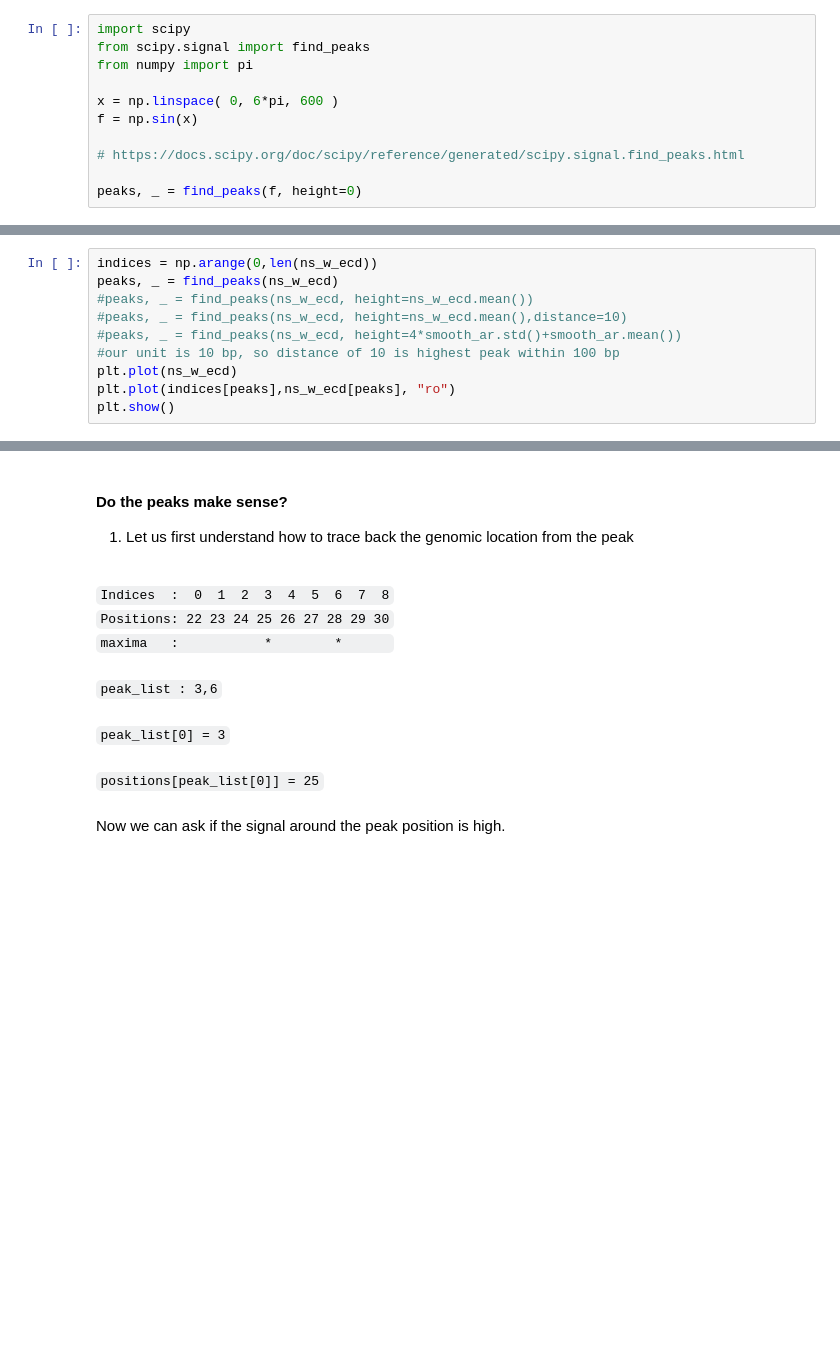
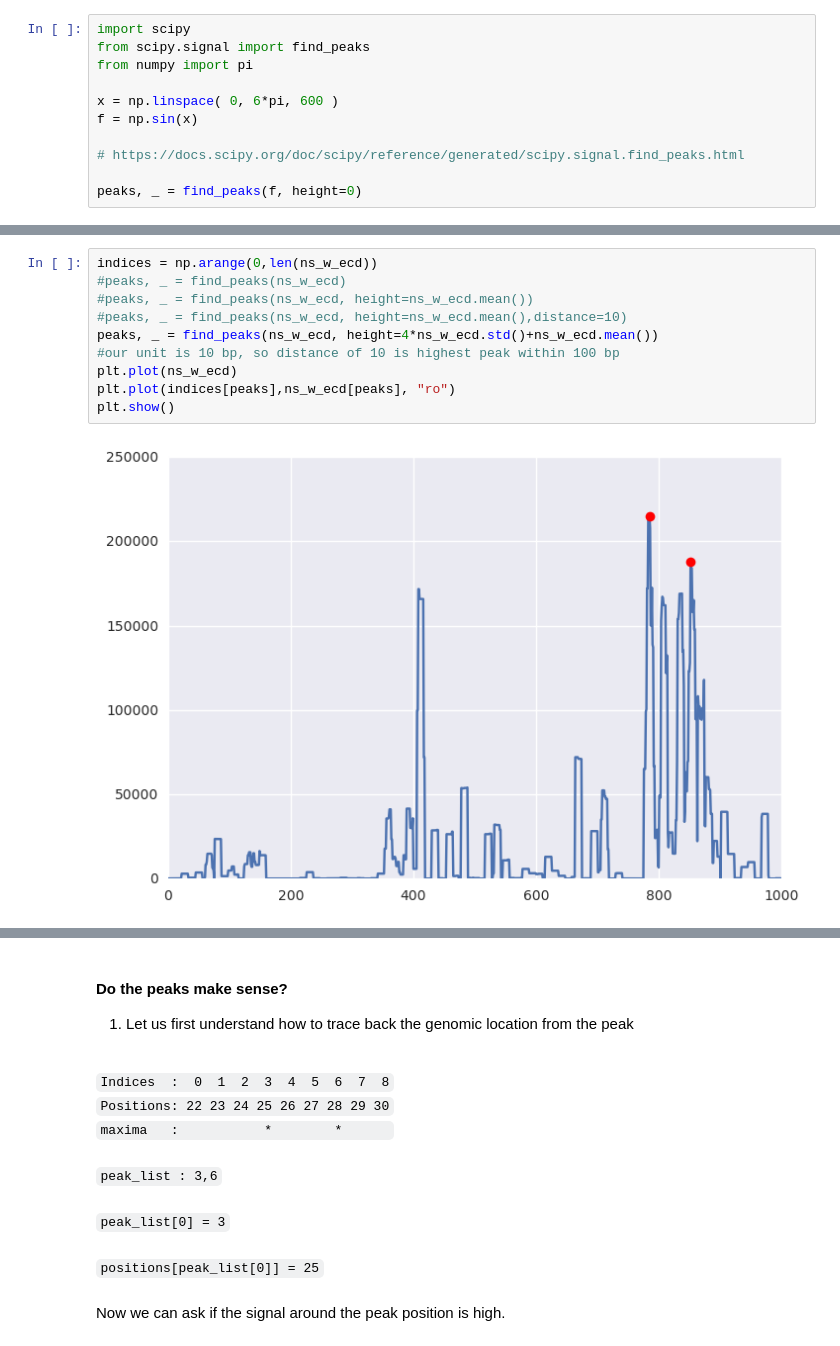
Before and after one commit to srinivasramachandran/Anschutz_python, a Jupyter notebook: Module_7_STARRseq.ipynb, the cells around one changed output, grey strips where cells are left out. Cells and saved outputs as stored; diff of their text form; blank space fills up the shorter version.

```diff
--- a/Module_7_STARRseq.ipynb
+++ b/Module_7_STARRseq.ipynb
@@ -101,13 +108,15 @@ plt.show()
 # %%
 indices = np.arange(0,len(ns_w_ecd))
-peaks, _ = find_peaks(ns_w_ecd)
+#peaks, _ = find_peaks(ns_w_ecd)
 #peaks, _ = find_peaks(ns_w_ecd, height=ns_w_ecd.mean())
 #peaks, _ = find_peaks(ns_w_ecd, height=ns_w_ecd.mean(),distance=10)
-#peaks, _ = find_peaks(ns_w_ecd, height=4*smooth_ar.std()+smooth_ar.mean())
+peaks, _ = find_peaks(ns_w_ecd, height=4*ns_w_ecd.std()+ns_w_ecd.mean())
 #our unit is 10 bp, so distance of 10 is highest peak within 100 bp
 plt.plot(ns_w_ecd)
 plt.plot(indices[peaks],ns_w_ecd[peaks], "ro")
 plt.show()
+# %% [output]
+[figure, added]
 # %%
 #Too rough so many local maxima. Let us try to smooth this distribution. We will use Savitsky Golay filter.
 # https://en.wikipedia.org/wiki/Savitzky%E2%80%93Golay_filter
```
Also changed, not shown: parts of 17 cells of this notebook.
